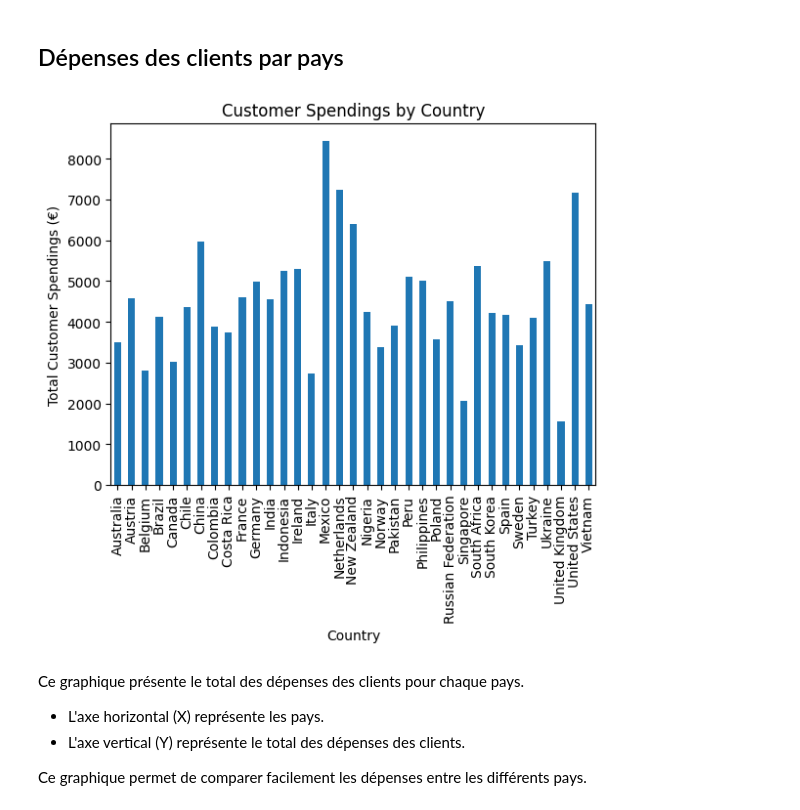
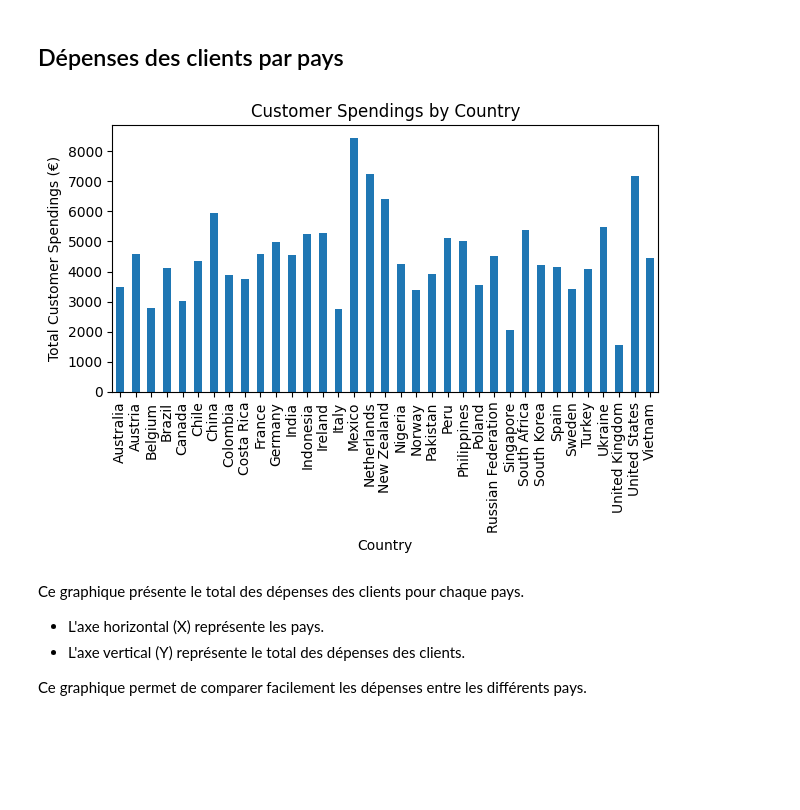
Before and after one commit to oqori-1/Sell4All_Project, a Jupyter notebook: main.ipynb, the cells around one changed output. Drawn from its saved outputs; the diff is of its cells as text; code cells hidden in the pictures; blank space fills up the shorter version.

```diff
--- a/main.ipynb
+++ b/main.ipynb
@@ -108,14 +108,15 @@ cs = data.groupby("Country")["Customer spendings"].sum()
 # %%
 cs.plot(
     kind="bar",
     title="Customer Spendings by Country"
 )
 
 plt.xlabel("Country")
 plt.ylabel("Total Customer Spendings (€)")
+plt.tight_layout()
 plt.show()
 # %% [output]
-[figure, old version]
+[figure, new version]
 # %% [markdown]
 Ce graphique présente le total des dépenses des clients pour chaque pays.
 
```
Also changed, not shown: parts of 4 cells of this notebook.
